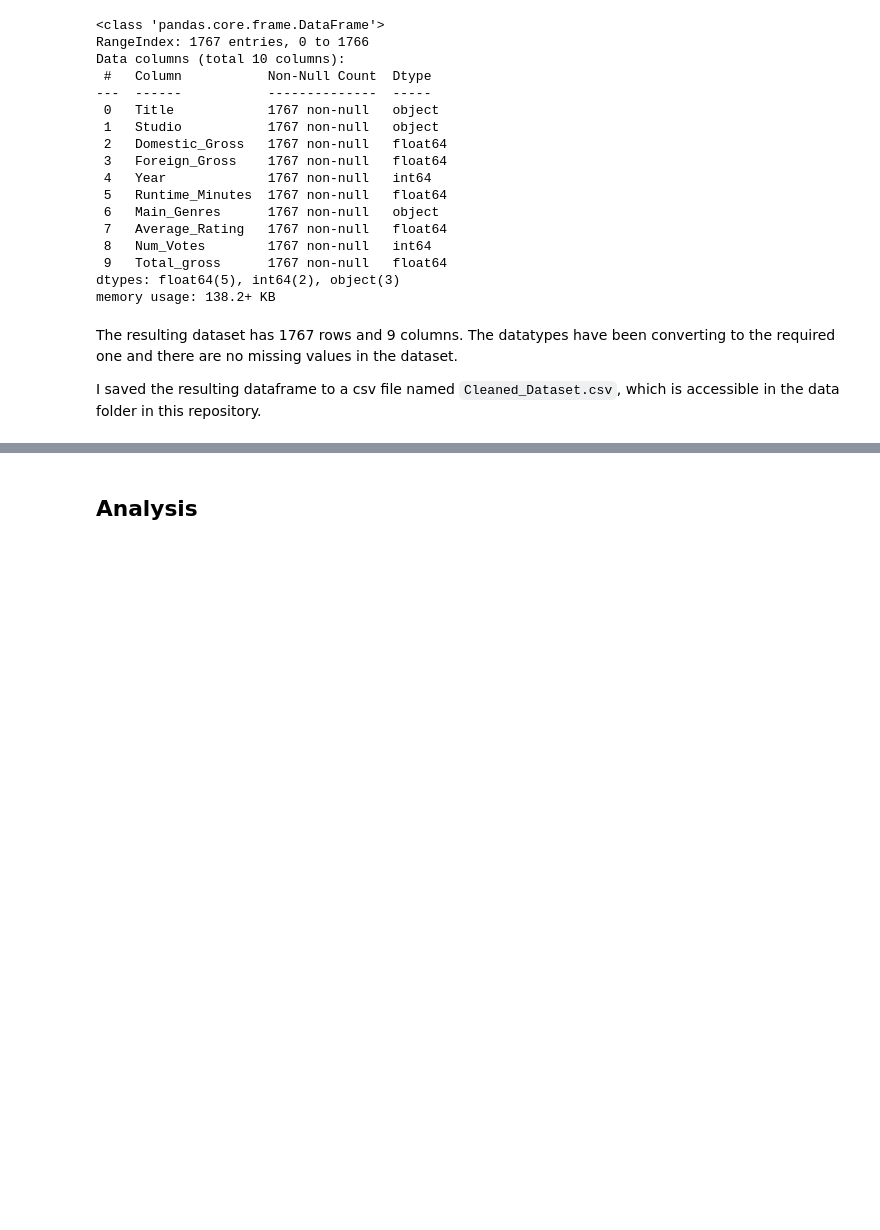
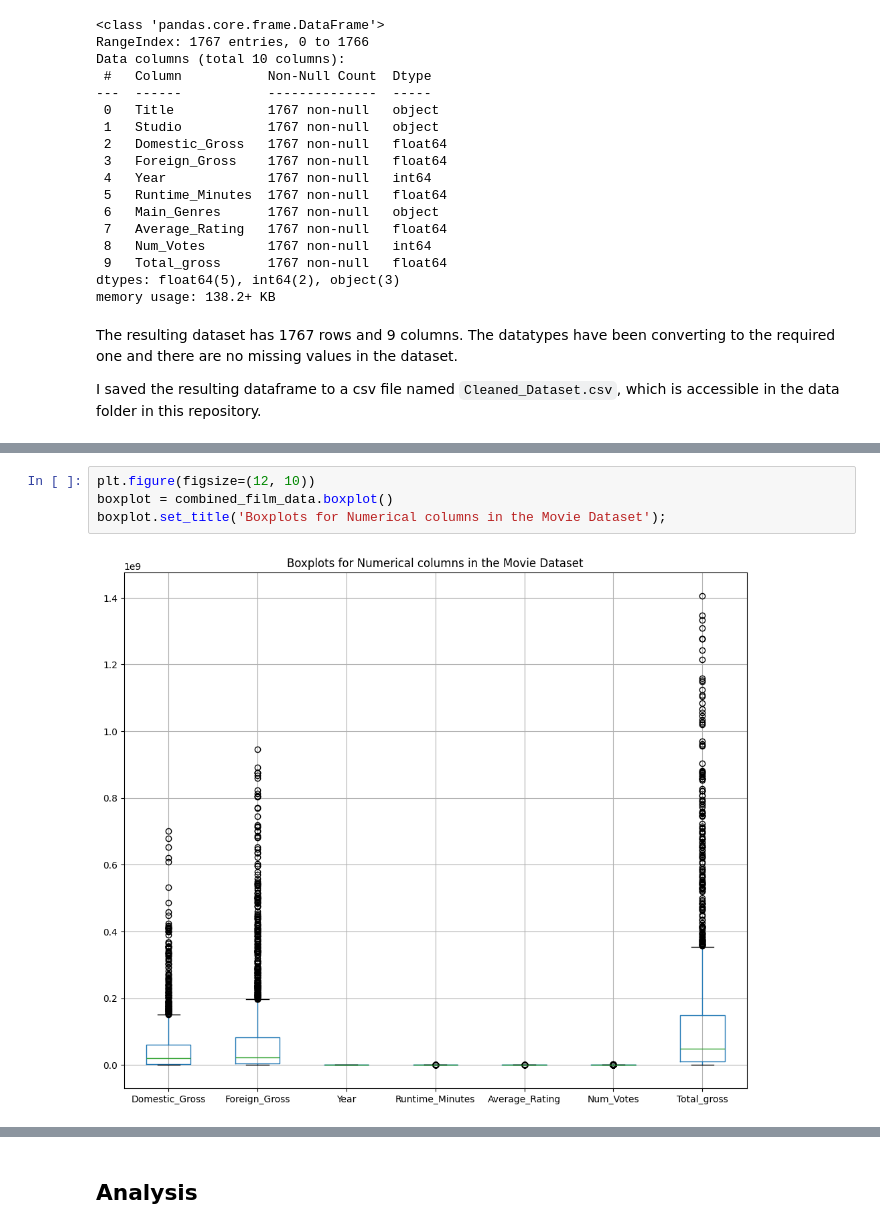
Before and after one commit to Jimmy-ai1/Independent-Project-1, a Jupyter notebook: Microsoft_Film_Creation_Strategies.ipynb, the cells around one changed output, grey strips where cells are left out. Cells and saved outputs as stored; diff of their text form; blank space fills up the shorter version.

```diff
--- a/Microsoft_Film_Creation_Strategies.ipynb
+++ b/Microsoft_Film_Creation_Strategies.ipynb
@@ -350,0 +407,6 @@ I saved the resulting dataframe to a csv file named `Cleaned_Dataset.csv`, which
+# %%
+plt.figure(figsize=(12, 10))
+boxplot = combined_film_data.boxplot()
+boxplot.set_title('Boxplots for Numerical columns in the Movie Dataset');
+# %% [output]
+[figure, added]
```
Also changed, not shown: parts of 16 cells of this notebook.
